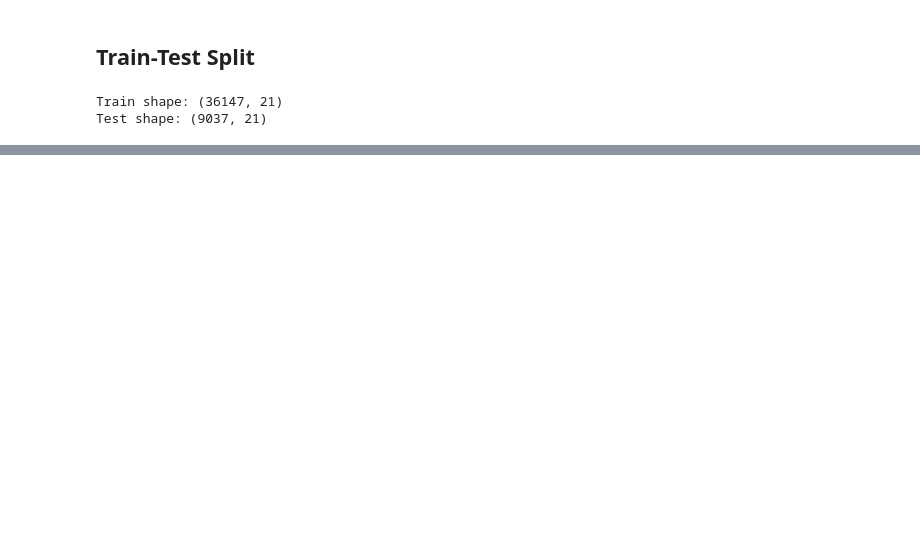
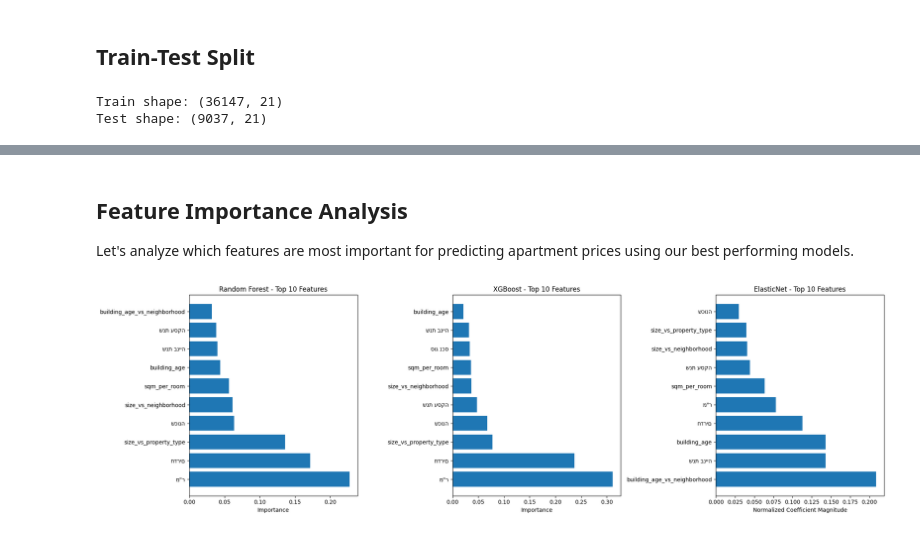
Before and after one commit to sagivma/Nadlan-Haifa, a Jupyter notebook: haifa_nadlan_analysis.ipynb, the cells around one changed output, grey strips where cells are left out. Drawn from its saved outputs; the diff is of its cells as text; code cells hidden in the pictures; blank space fills up the shorter version.

```diff
--- a/haifa_nadlan_analysis.ipynb
+++ b/haifa_nadlan_analysis.ipynb
@@ -678,0 +708,14 @@ Test shape: (9037, 21)
+# %%
+# Import additional libraries for ML pipeline
+import xgboost as xgb
+from sklearn.ensemble import RandomForestRegressor
+from sklearn.linear_model import LinearRegression
+from sklearn.model_selection import GridSearchCV, RandomizedSearchCV, cross_val_score, KFold
+from sklearn.preprocessing import StandardScaler
+from sklearn.metrics import mean_squared_error, r2_score, mean_absolute_error
+import shap
+import warnings
+warnings.filterwarnings('ignore')
+
+# Set random state for reproducibility
+RANDOM_STATE = 42
@@ -678,0 +1303,62 @@ Test shape: (9037, 21)
+# %% [markdown]
+## Feature Importance Analysis
+
+Let's analyze which features are most important for predicting apartment prices using our best performing models.
+# %%
+# Feature importance analysis
+feature_names = X.columns.tolist()
+
+# 1. Random Forest Feature Importance
+rf_importance = pd.DataFrame({
+    'Feature': feature_names,
+    'Importance': best_rf_model.feature_importances_
+}).sort_values('Importance', ascending=False)
+
+# 2. XGBoost Feature Importance
+xgb_importance = pd.DataFrame({
+    'Feature': feature_names,
+    'Importance': best_xgb_model.feature_importances_
+}).sort_values('Importance', ascending=False)
+
+# 3. Linear Model Coefficients (absolute values)
+lr_importance = pd.DataFrame({
+    'Feature': feature_names,
+    'Importance': np.abs(best_lr_model.coef_)
+}).sort_values('Importance', ascending=False)
+
+# Normalize linear model coefficients for comparison
+lr_importance['Importance'] = lr_importance['Importance'] / lr_importance['Importance'].sum()
+
+# Plot feature importance
+fig, axes = plt.subplots(1, 3, figsize=(20, 6))
+
+# Random Forest
+axes[0].barh(rf_importance.head(10)['Feature'], rf_importance.head(10)['Importance'])
+axes[0].set_title('Random Forest - Top 10 Features')
+axes[0].set_xlabel('Importance')
+
+# XGBoost
+axes[1].barh(xgb_importance.head(10)['Feature'], xgb_importance.head(10)['Importance'])
+axes[1].set_title('XGBoost - Top 10 Features')
+axes[1].set_xlabel('Importance')
+
+# Linear Model
+axes[2].barh(lr_importance.head(10)['Feature'], lr_importance.head(10)['Importance'])
+axes[2].set_title(f'{best_lr_name} - Top 10 Features')
+axes[2].set_xlabel('Normalized Coefficient Magnitude')
+
+plt.tight_layout()
+plt.show()
+
+# Print top features for each model
+print("=== TOP 10 MOST IMPORTANT FEATURES ===")
+print("\nRandom Forest:")
+print(rf_importance.head(10).round(4))
+
+print("\nXGBoost:")
+print(xgb_importance.head(10).round(4))
+
+print(f"\n{best_lr_name}:")
+print(lr_importance.head(10).round(4))
+# %% [output]
+[figure, added]
```
Also changed, not shown: parts of 28 cells of this notebook.
